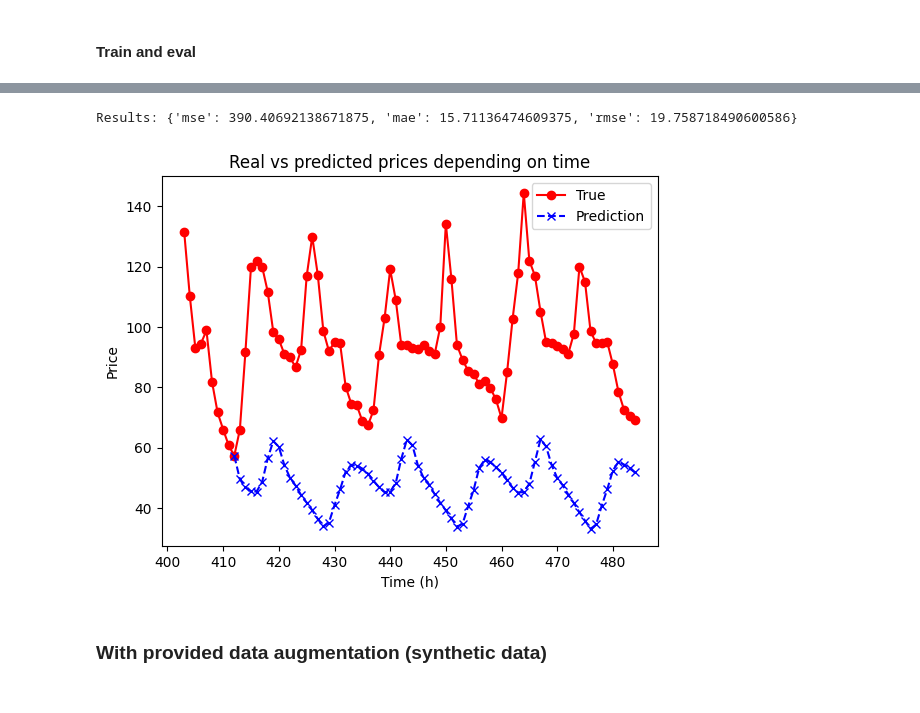
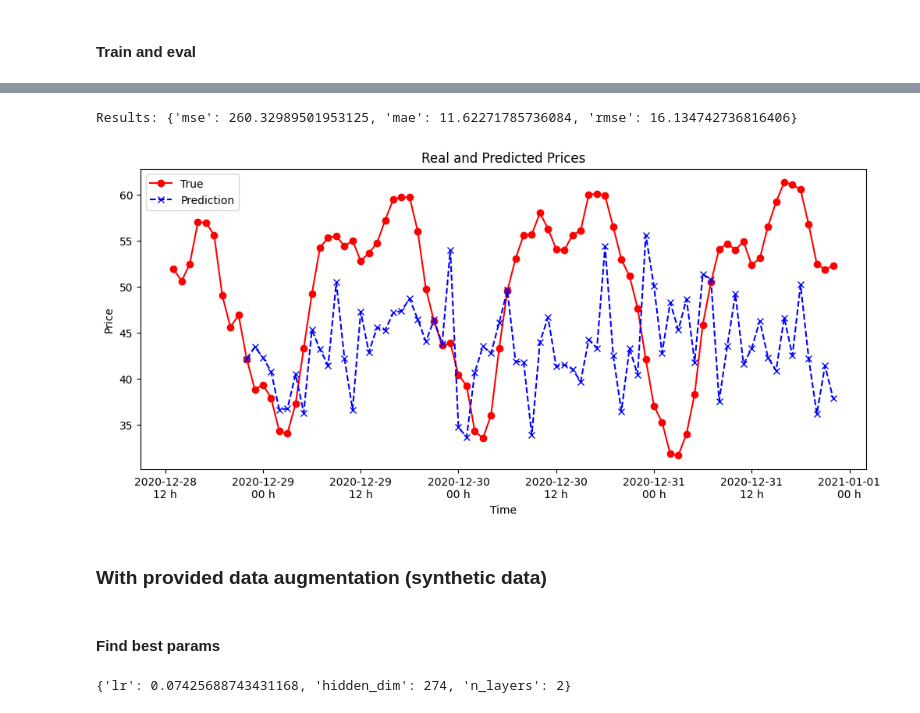
Before and after one commit to RobinMeneust/air_liquide_ai_challenge, a Jupyter notebook: notebooks/lstm.ipynb, the cells around one changed output, grey strips where cells are left out. Saved outputs shown, nothing was run; the diff lists cells and outputs as text; code cells hidden in the pictures.

Commit message:
Added normalization + Fixed plot + Changed preprocessing and used vars + Changed lstm loss

```diff
--- a/notebooks/lstm.ipynb
+++ b/notebooks/lstm.ipynb
@@ -61,14 +63,16 @@ df_price_generated_00257.head()
 # %% [markdown]
 ## Preprocess data
 # %%
-def preprocess_true_data(df):
-    reference_date = pd.to_datetime("2016-12-31 00:00:00+00:00")
+def preprocess_true_data(df, start_date="2016-12-31 00:00:00+00:00"):
+    reference_date = pd.to_datetime(start_date)
     new_df = df.copy()
-    new_df['dayofweek'] = new_df['date'].dt.dayofweek
-    new_df['hourofday'] = new_df['date'].dt.hour
-    new_df['dayofyear'] = new_df['date'].dt.dayofyear
-    new_df["dayofseries"] = (new_df["date"] - reference_date).dt.days
-    new_df["hoursofseries"] = new_df["dayofseries"]*24 + new_df["hourofday"]
+    new_df['dayofweek'] = new_df.index.dayofweek
+    new_df['hourofday'] = new_df.index.hour
+    new_df['dayofyear'] = new_df.index.dayofyear
+    new_df['dayofseries'] = (new_df.index - reference_date).days
+    new_df['dayofmonth'] = new_df.index.day
+    new_df['month'] = new_df.index.month
+    new_df['year'] = new_df.index.year
     return new_df
 # %%
 df_price_preprocessed = preprocess_true_data(df_price)
@@ -198,11 +209,12 @@ def plot_predictions_vs_real(test_dataset, predictions):
 # %% [markdown]
 ## Without data augmentation
 # %%
+n_before = 10
 window_size = 12
-window_step = TESTED_HORIZONS[4]
+window_step = min(TESTED_HORIZONS[4], window_size)
 horizon = TESTED_HORIZONS[4]
 test_size = TESTED_HORIZONS[-1] + window_size # to have enough data to predict the last horizon (168 h)
-dataset = DatasetWithWindow(df_price_preprocessed, window_size, window_step, horizon, ["dayofweek", "hourofday", "dayofseries", "price"], "price")
+dataset = DatasetWithWindow(df_price_preprocessed, window_size, window_step, horizon, ["dayofweek", "hourofday", "dayofmonth", "month", "year", "price"], "price")
 # dataset = DatasetWithWindow(df_price_preprocessed, window_size, window_step, horizon, "price", "price")
 
 
@@ -233,9 +245,22 @@ def get_splits(dataset, test_size, val_ratio):
 
     return train_split, val_split, test_split
 
+
+def get_predict_data(test_split, n_before):
+    last_window_start_idx = test_split.dataset.get_last_window_idx()
+    start = last_window_start_idx - n_before
+    predict_dates = test_split.dataset.get_dates()[start:]
+    predict_y = test_split.dataset.get_y()[start:].cpu().numpy()
+    predict_x = test_split.dataset.get_X()[start:]
+
+    return predict_dates, predict_y, predict_x
+
+
 train_split, val_split, test_split = get_splits(dataset, test_size, VAL_RATIO)
 
-datamodule = Datamodule(train_split, val_split, test_split, batch_size=32)
+predict_dates, predict_y, predict_x = get_predict_data(test_split, n_before=n_before)
+
+datamodule = Datamodule(train_split, val_split, test_split, batch_size=1)
 # %%
 train_dataloader = datamodule.train_dataloader()
 X_batch, y_batch = next(iter(train_dataloader))
@@ -260,4 +285,4 @@ best_params
 # %% [markdown]
 #### Train and eval
 # %%
-model, _ = train_model(datamodule, horizon, **best_params)
+model, _ = train_model(datamodule, horizon, n_epochs=20, early_stopping=True, **best_params)
@@ -264,16 +292,17 @@ model, _ = train_model(datamodule, horizon, **best_params)
 # %%
 test_dataloader = datamodule.test_dataloader()
-predictions, ground_truth = predict(model, test_dataloader)
-results = test_model(predictions, ground_truth)
+results = eval_model(model, test_dataloader)
 print("Results:", results)
 
+# add dim before for batch for x[:n_before] for the batch
+predictions = predict(model, predict_x.unsqueeze(0), device="cuda")
 # take last window ([-1, :])
 predictions = predictions.cpu().numpy()[-1, :]
 
-plot_predictions_vs_real(test_split.dataset, predictions)
+plot_predictions_vs_real(predict_dates, predict_y, n_before, predictions)
 # %% [output]
-Results: {'mse': 390.40692138671875, 'mae': 15.71136474609375, 'rmse': 19.758718490600586}
+Results: {'mse': 260.32989501953125, 'mae': 11.62271785736084, 'rmse': 16.134742736816406}
-[figure, old version]
+[figure, new version]
 # %% [markdown]
 ### With provided data augmentation (synthetic data)
 # %%
@@ -307,3 +338,5 @@ train_split, val_split, _ = get_splits(train_concat, 0, VAL_RATIO)
 # test_split is the same (we don't want to test on synthetic data)
 
 datamodule = Datamodule(train_split, val_split, test_split, batch_size=256)
+# %% [markdown]
+#### Find best params
@@ -310 +345,8 @@ datamodule = Datamodule(train_split, val_split, test_split, batch_size=256)
+# %%
+# best_params = {'lr': 0.00024273038278097014, 'hidden_dim': 352, 'n_layers': 2}
+best_params = {'lr': 0.07425688743431168, 'hidden_dim': 274, 'n_layers': 2}
+# best_params = {'lr': 0.0008968772529225413, 'hidden_dim': 155, 'n_layers': 2}
+best_params
+# %% [output]
+{'lr': 0.07425688743431168, 'hidden_dim': 274, 'n_layers': 2}
 # %%
```
Also changed, not shown: parts of 23 cells of this notebook, 5 other files.
